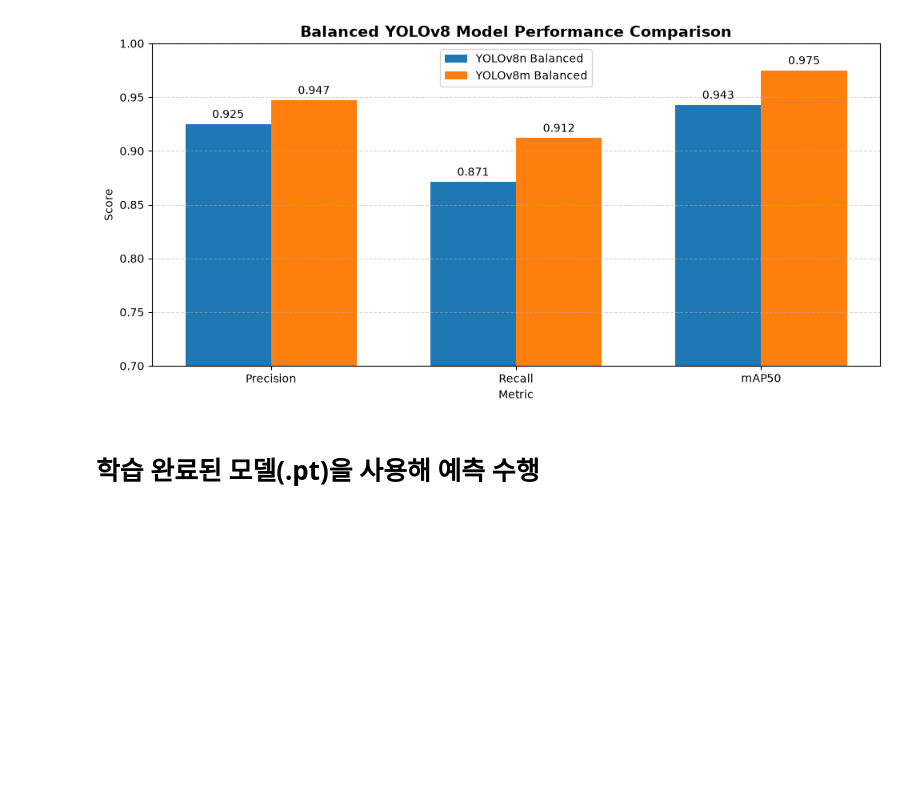
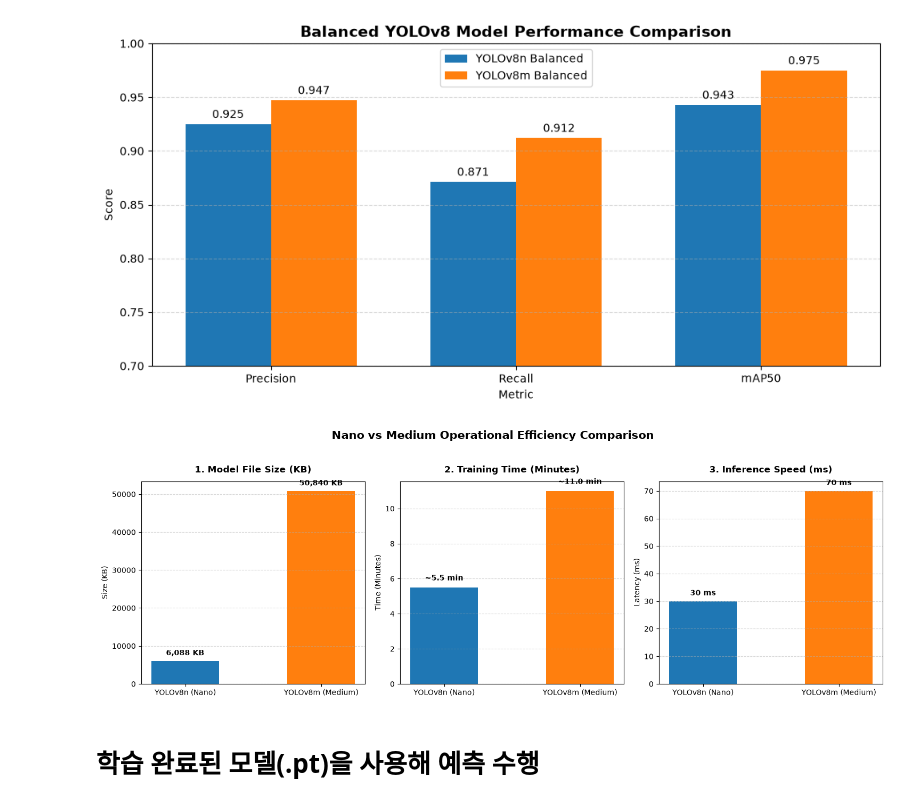
Before and after one commit to SungJin-Park530/DLPRJ, a Jupyter notebook: 박성진_딥러닝프로젝트.ipynb, the cells around one changed output. Drawn from its saved outputs; the diff is of its cells as text; code cells hidden in the pictures; blank space fills up the shorter version.

```diff
--- a/박성진_딥러닝프로젝트.ipynb
+++ b/박성진_딥러닝프로젝트.ipynb
@@ -1632,6 +1632,59 @@ val: Scanning E:\Human PRJ\DLPRJ\Sign-1\test\labels.cache... 302 images, 1 backg
 Speed: 0.2ms preprocess, 1.9ms inference, 0.0ms loss, 0.4ms postprocess per image
 Results saved to E:\Human PRJ\DLPRJ\runs\detect\val-14
 [figure]
+# %%
+import matplotlib.pyplot as plt
+
+# 데이터 준비
+models = ['YOLOv8n (Nano)', 'YOLOv8m (Medium)']
+size_kb = [6088, 50840]      # KB
+train_min = [5.5, 11]        # 약 5~6분 -> 5.5분, 약 10~12분 -> 11분
+pred_ms = [30, 70]          # ms
+
+# 색상 설정 (Nano: 가벼움/빠름 강조-파랑, Medium: 묵직함-주황/빨강)
+colors = ['#1f77b4', '#ff7f0e']
+
+# 1x3 서브플롯 생성
+fig, axes = plt.subplots(1, 3, figsize=(15, 5))
+
+# --- 1. 모델 파일 크기 (KB) ---
+bars1 = axes[0].bar(models, size_kb, color=colors, width=0.5)
+axes[0].set_title('1. Model File Size (KB)', fontsize=12, fontweight='bold', pad=12)
+axes[0].set_ylabel('Size (KB)', fontsize=10)
+axes[0].grid(axis='y', linestyle='--', alpha=0.5)
+
+for bar in bars1:
+    yval = bar.get_height()
+    axes[0].text(bar.get_x() + bar.get_width()/2, yval + 1000, f'{int(yval):,} KB',
+                 ha='center', va='bottom', fontweight='bold', fontsize=10)
+
+# --- 2. 학습 시간 (Minutes) ---
+bars2 = axes[1].bar(models, train_min, color=colors, width=0.5)
+axes[1].set_title('2. Training Time (Minutes)', fontsize=12, fontweight='bold', pad=12)
+axes[1].set_ylabel('Time (Minutes)', fontsize=10)
+axes[1].grid(axis='y', linestyle='--', alpha=0.5)
+
+for bar in bars2:
+    yval = bar.get_height()
+    axes[1].text(bar.get_x() + bar.get_width()/2, yval + 0.3, f'~{yval:.1f} min',
+                 ha='center', va='bottom', fontweight='bold', fontsize=10)
+
+# --- 3. 추론 속도 (ms) ---
+bars3 = axes[2].bar(models, pred_ms, color=colors, width=0.5)
+axes[2].set_title('3. Inference Speed (ms)', fontsize=12, fontweight='bold', pad=12)
+axes[2].set_ylabel('Latency (ms)', fontsize=10)
+axes[2].grid(axis='y', linestyle='--', alpha=0.5)
+
+for bar in bars3:
+    yval = bar.get_height()
+    axes[2].text(bar.get_x() + bar.get_width()/2, yval + 1.5, f'{int(yval)} ms',
+                 ha='center', va='bottom', fontweight='bold', fontsize=10)
+
+plt.suptitle('Nano vs Medium Operational Efficiency Comparison', fontsize=15, fontweight='bold', y=1.03)
+plt.tight_layout()
+plt.show()
+# %% [output]
+[figure, added]
 # %% [markdown]
 # 학습 완료된 모델(.pt)을 사용해 예측 수행
 # %%
```
